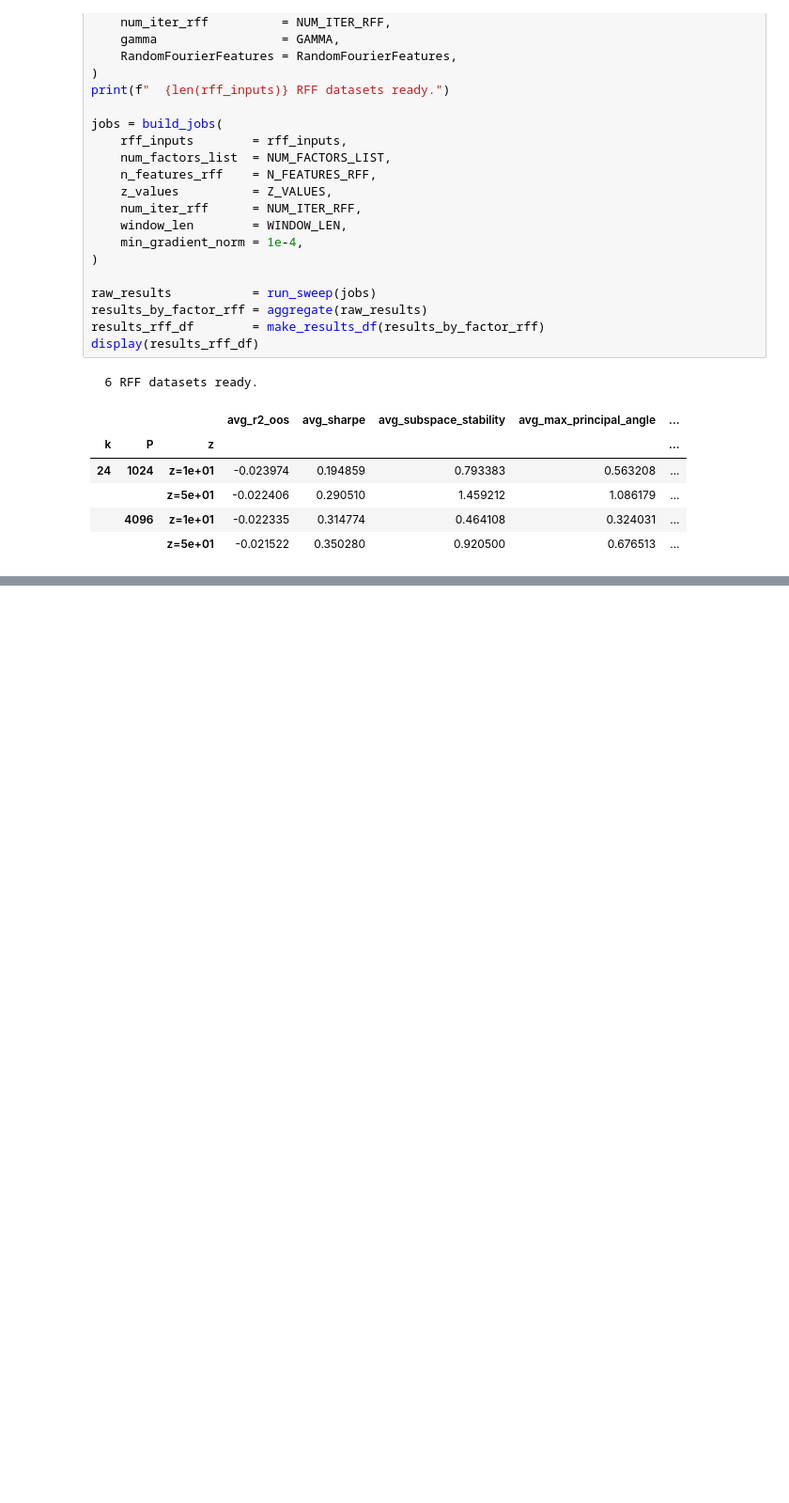
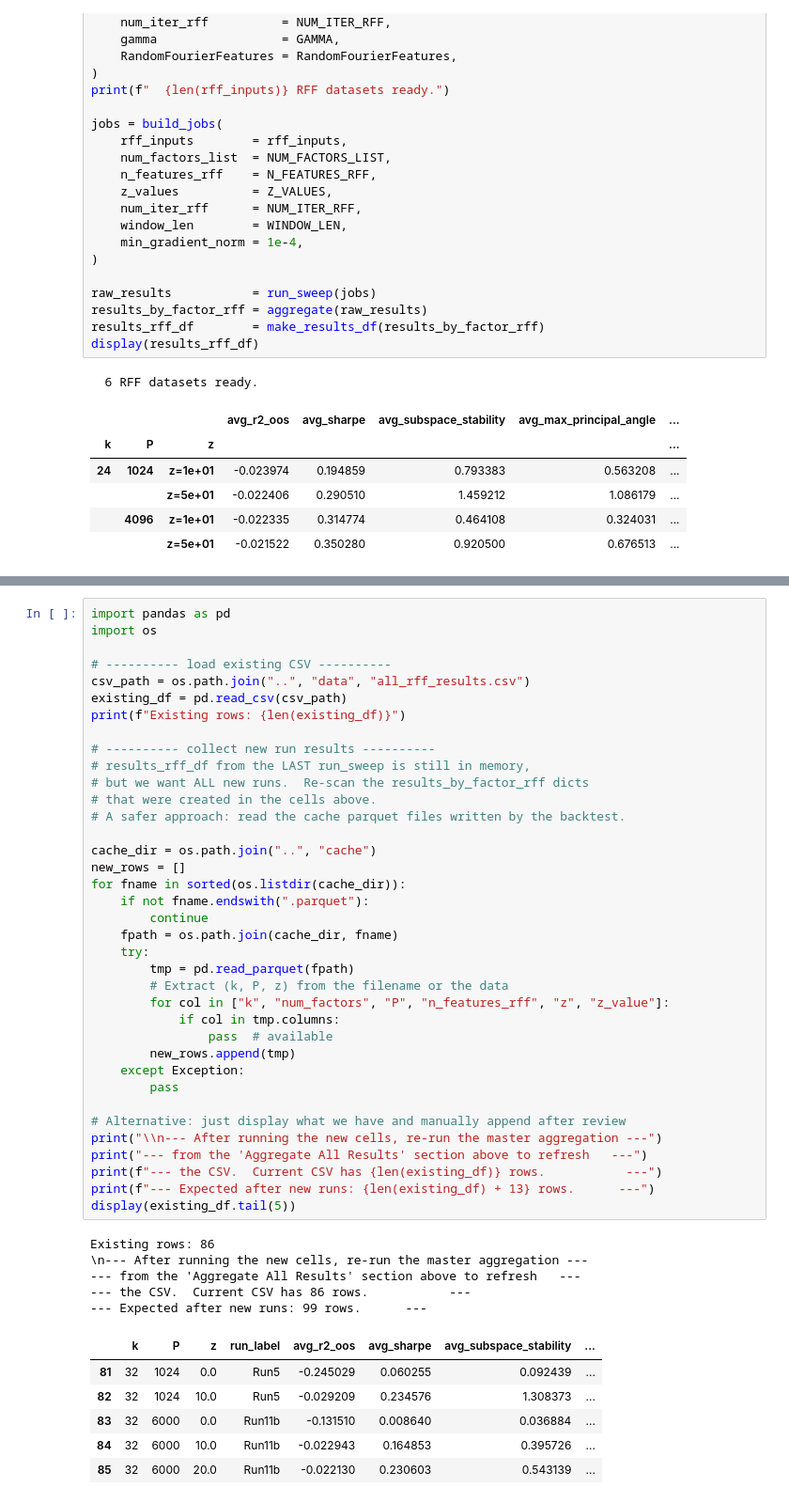
Before and after one commit to ItachiUchiha729/TheVirtueOfComplexity_PaperReplication_Experimentation, a Jupyter notebook: notebooks/experimentation_IPCA_rff.ipynb, the cells around one changed output, grey strips where cells are left out. Shown at 94% size. Saved outputs shown, nothing was run; the diff lists cells and outputs as text; blank space fills up the shorter version.

```diff
--- a/notebooks/experimentation_IPCA_rff.ipynb
+++ b/notebooks/experimentation_IPCA_rff.ipynb
@@ -2853,0 +3117,49 @@ to the theoretical predictions of the **Virtue of Complexity** (VoC) framework:
+# %%
+import pandas as pd
+import os
+
+# ---------- load existing CSV ----------
+csv_path = os.path.join("..", "data", "all_rff_results.csv")
+existing_df = pd.read_csv(csv_path)
+print(f"Existing rows: {len(existing_df)}")
+
+# ---------- collect new run results ----------
+# results_rff_df from the LAST run_sweep is still in memory,
+# but we want ALL new runs.  Re-scan the results_by_factor_rff dicts
+# that were created in the cells above.
+# A safer approach: read the cache parquet files written by the backtest.
+
+cache_dir = os.path.join("..", "cache")
+new_rows = []
+for fname in sorted(os.listdir(cache_dir)):
+    if not fname.endswith(".parquet"):
+        continue
+    fpath = os.path.join(cache_dir, fname)
+    try:
+        tmp = pd.read_parquet(fpath)
+        # Extract (k, P, z) from the filename or the data
+        for col in ["k", "num_factors", "P", "n_features_rff", "z", "z_value"]:
+            if col in tmp.columns:
+                pass  # available
+        new_rows.append(tmp)
+    except Exception:
+        pass
+
+# Alternative: just display what we have and manually append after review
+print("\\n--- After running the new cells, re-run the master aggregation ---")
+print("--- from the 'Aggregate All Results' section above to refresh   ---")
+print(f"--- the CSV.  Current CSV has {len(existing_df)} rows.           ---")
+print(f"--- Expected after new runs: {len(existing_df) + 13} rows.      ---")
+display(existing_df.tail(5))
+# %% [output]
+Existing rows: 86
+\n--- After running the new cells, re-run the master aggregation ---
+--- from the 'Aggregate All Results' section above to refresh   ---
+--- the CSV.  Current CSV has 86 rows.           ---
+--- Expected after new runs: 99 rows.      ---
+|  | k | P | z | run_label | avg_r2_oos | avg_sharpe | avg_subspace_stability | ... |
+| 81 | 32 | 1024 | 0.0 | Run5 | -0.245029 | 0.060255 | 0.092439 | ... |
+| 82 | 32 | 1024 | 10.0 | Run5 | -0.029209 | 0.234576 | 1.308373 | ... |
+| 83 | 32 | 6000 | 0.0 | Run11b | -0.131510 | 0.008640 | 0.036884 | ... |
+| 84 | 32 | 6000 | 10.0 | Run11b | -0.022943 | 0.164853 | 0.395726 | ... |
+| 85 | 32 | 6000 | 20.0 | Run11b | -0.022130 | 0.230603 | 0.543139 | ... |
```
Also changed, not shown: parts of 25 cells of this notebook, 14 other files.
